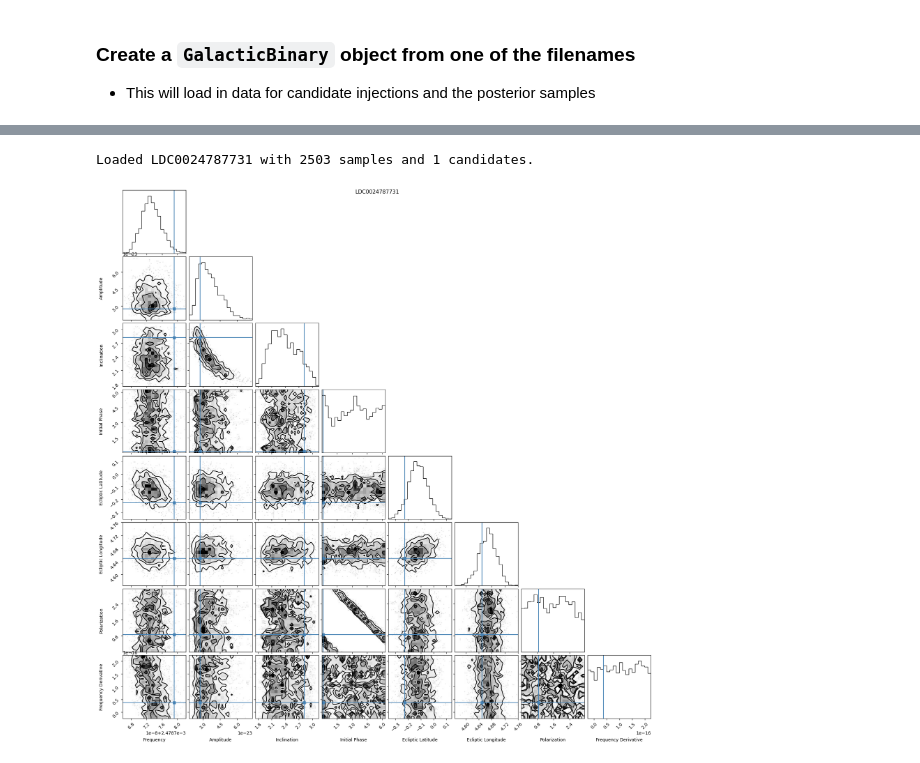
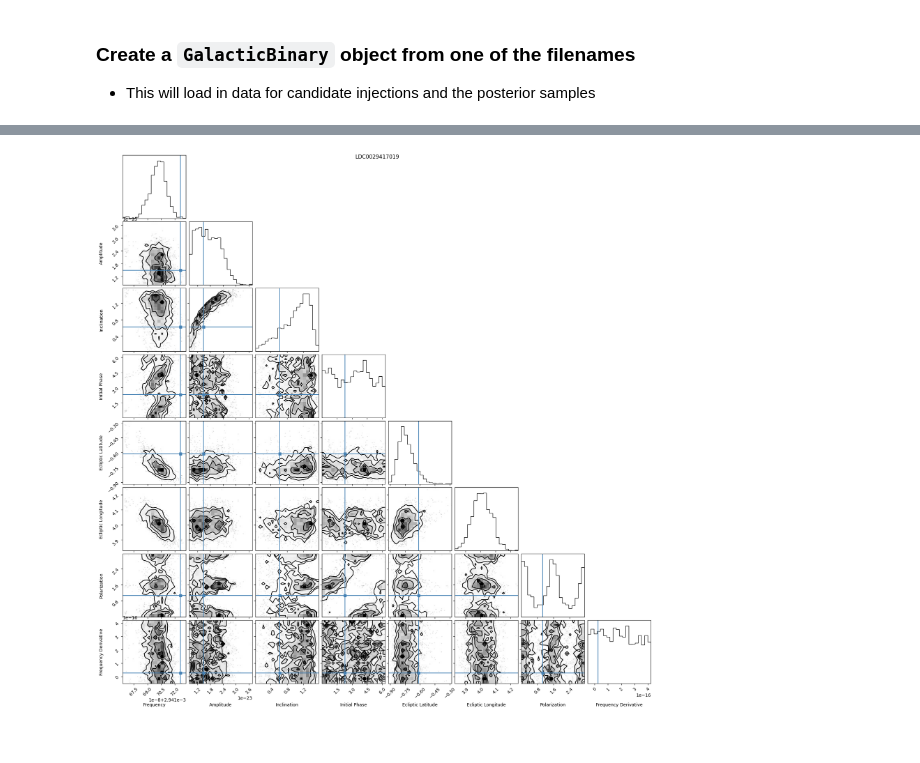
Before and after one commit to jkanner/project-catalog, a Jupyter notebook: notebooks/example.ipynb, the cells around one changed output, grey strips where cells are left out. Saved outputs shown, nothing was run; the diff lists cells and outputs as text; code cells hidden in the pictures.

```diff
--- a/notebooks/example.ipynb
+++ b/notebooks/example.ipynb
@@ -55,5 +47,4 @@ def plot_bad_hdrs(bad_hdr_index, hdr_threshold, hdr_df):
-# %%
-plot_bad_hdrs(bad_hdr_index=45, hdr_threshold=0.9, hdr_df=hdr_df)
-# %% [output]
-Loaded LDC0024787731 with 2503 samples and 1 candidates.
-[figure, removed]
+# %%
+gb.corner_plot(0);
+# %% [output]
+[figure, added]
```
Also changed, not shown: parts of 8 cells of this notebook, 2 other files.
